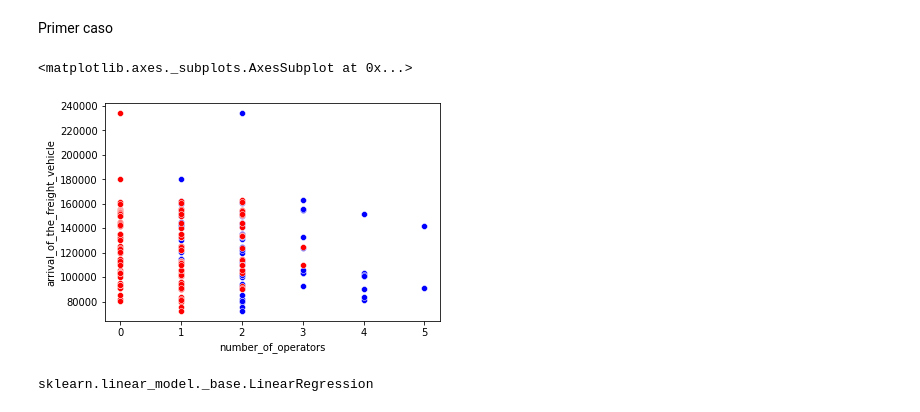
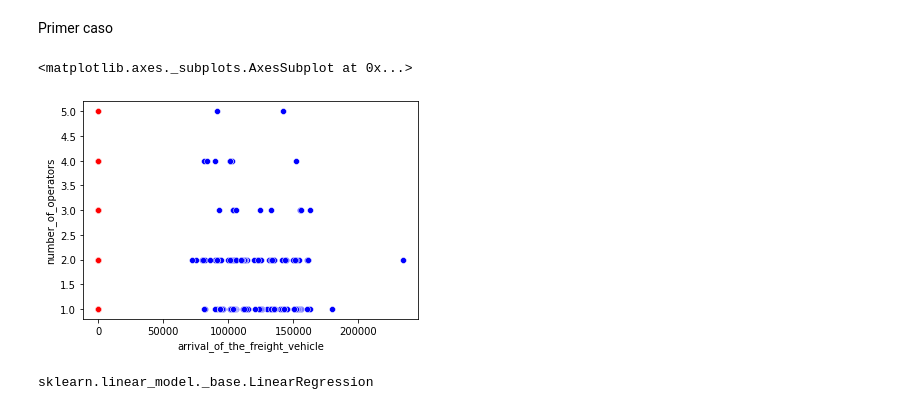
Before and after one commit to A01732830/Entregable-3, a Jupyter notebook: Modelo4_last_mile.ipynb, the cells around one changed output. Saved outputs shown, nothing was run; the diff lists cells and outputs as text; code cells hidden in the pictures.

```diff
--- a/Modelo4_last_mile.ipynb
+++ b/Modelo4_last_mile.ipynb
@@ -32,11 +24,11 @@ Primer caso
 # %%
 #Se grafican mapas de dispersión de las variables 3 variables:'alcohol', 'speeding' y 'no_previous' al respecto a la variable "total"
 from turtle import color
 
-sns.scatterplot(x='number_of_operators', y='arrival_of_the_freight_vehicle', color="blue", data=df)
-sns.scatterplot(x='number_of_available_trolleys', y='arrival_of_the_freight_vehicle', color="red", data=df)
+sns.scatterplot(x='arrival_of_the_freight_vehicle', y='number_of_operators', color="blue", data=df)
+sns.scatterplot(x='number_of_available_trolleys', y='number_of_operators', color="red", data=df)
 # %% [output]
 <matplotlib.axes._subplots.AxesSubplot at 0x...>
-[figure, old version]
+[figure, new version]
 # %%
 #Declaramos las variables dependientes e independientes para la regresión lineal
```
Also changed, not shown: parts of 9 cells of this notebook.
